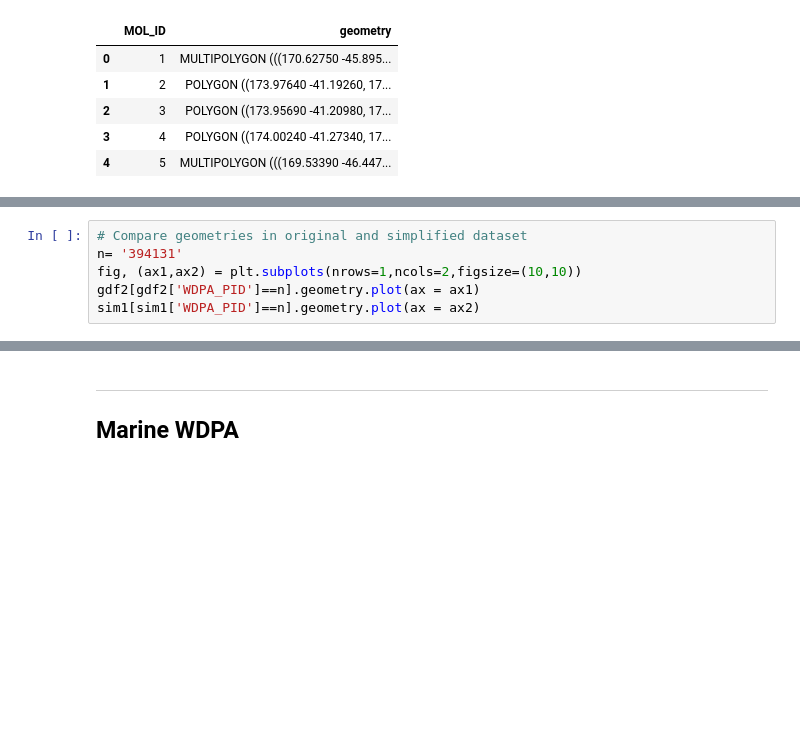
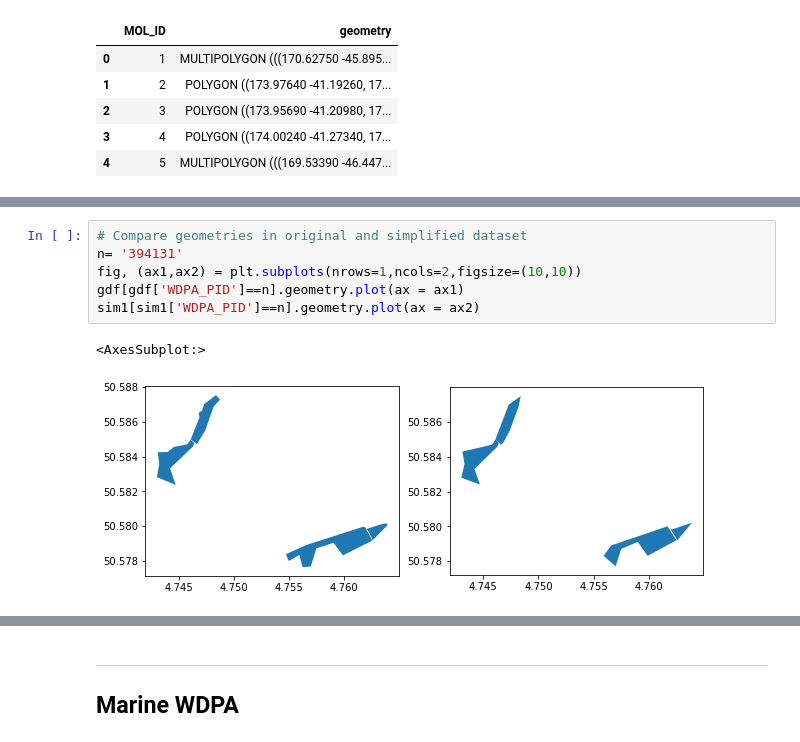
Before and after one commit to Vizzuality/he-scratchfolder, a Jupyter notebook: WDPA_Simplification.ipynb, the cells around one changed output, grey strips where cells are left out. Cells and saved outputs as stored; diff of their text form; blank space fills up the shorter version.

```diff
--- a/WDPA_Simplification.ipynb
+++ b/WDPA_Simplification.ipynb
@@ -191,9 +198,12 @@ ValueError: cannot convert float NaN to integer
 # %%
 # Compare geometries in original and simplified dataset
 n= '394131'
 fig, (ax1,ax2) = plt.subplots(nrows=1,ncols=2,figsize=(10,10))
-gdf2[gdf2['WDPA_PID']==n].geometry.plot(ax = ax1)
+gdf[gdf['WDPA_PID']==n].geometry.plot(ax = ax1)
 sim1[sim1['WDPA_PID']==n].geometry.plot(ax = ax2)
+# %% [output]
+<AxesSubplot:>
+[figure, added]
 # %%
 n= '310492'
 fig, (ax1,ax2) = plt.subplots(nrows=1,ncols=2,figsize=(10,10))
```
Also changed, not shown: parts of 33 cells of this notebook.
